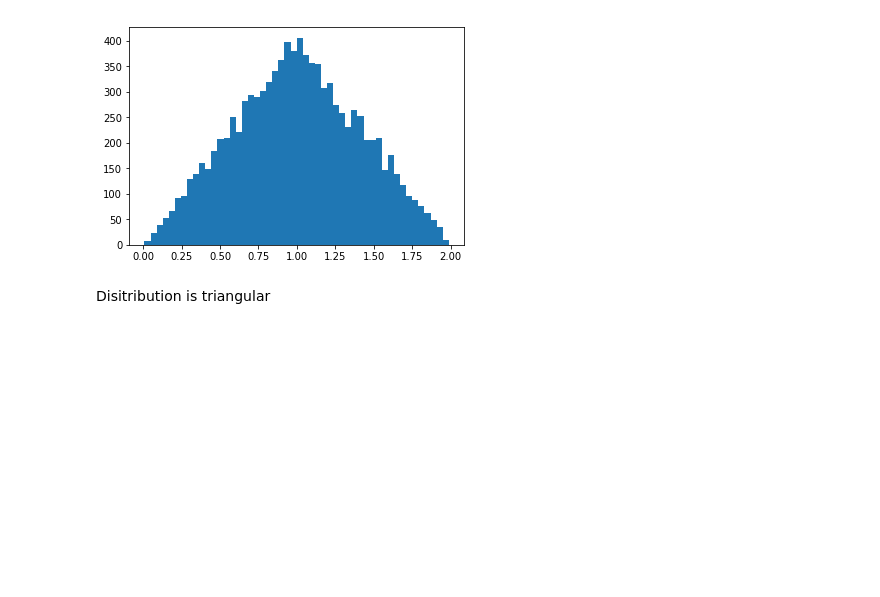
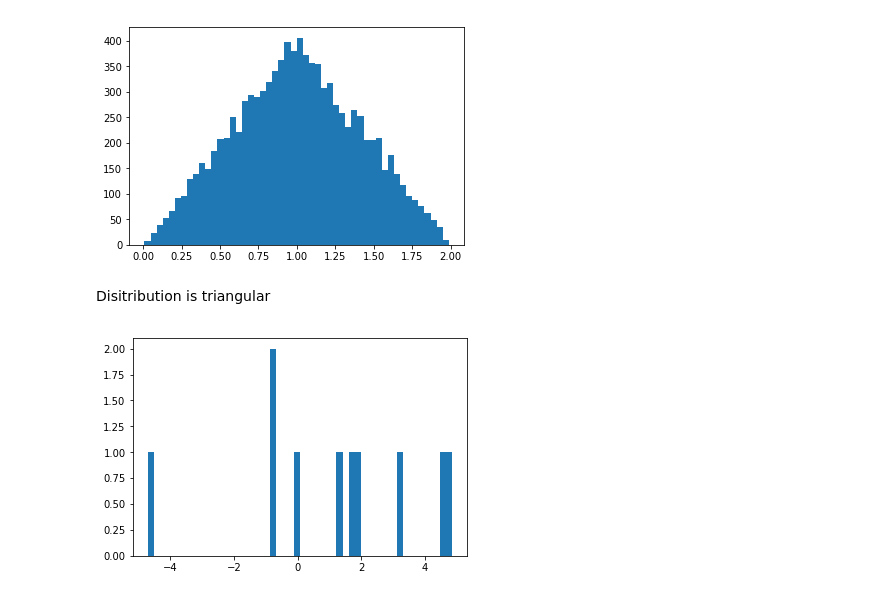
Before and after one commit to jdemeo/simulation_practice, a Jupyter notebook: Uniform Random Variable Generation.ipynb, the cells around one changed output. Saved outputs shown, nothing was run; the diff lists cells and outputs as text; code cells hidden in the pictures; blank space fills up the shorter version.

```diff
--- a/Uniform Random Variable Generation.ipynb
+++ b/Uniform Random Variable Generation.ipynb
@@ -64,3 +64,14 @@ plt.show()
 [figure]
 # %% [markdown]
 Disitribution is triangular
+# %%
+# Distribution of Uniformly drawn random variables
+rand_X = np.array([np.random.uniform(0, 1) for i in range(0, 10)])
+rand_Y = np.array([np.random.uniform(0, 1) for i in range(0, 10)])
+RV = rand_X / (rand_X - rand_Y)
+
+# Plot distribution of Random Variable U1 + U2
+plt.hist(RV, bins=50)
+plt.show()
+# %% [output]
+[figure, added]
```
Also changed, not shown: parts of 6 cells of this notebook.
